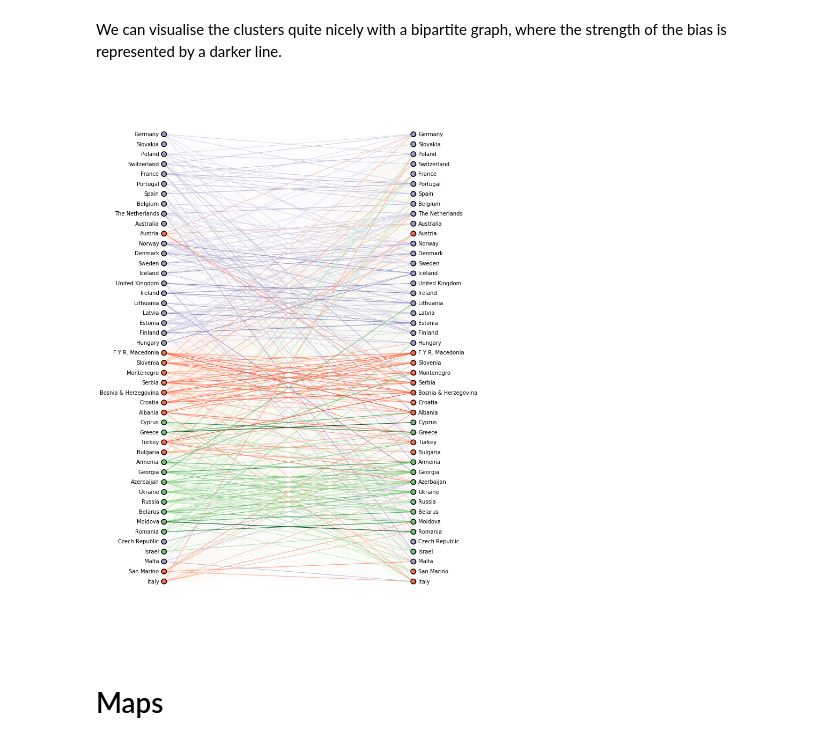
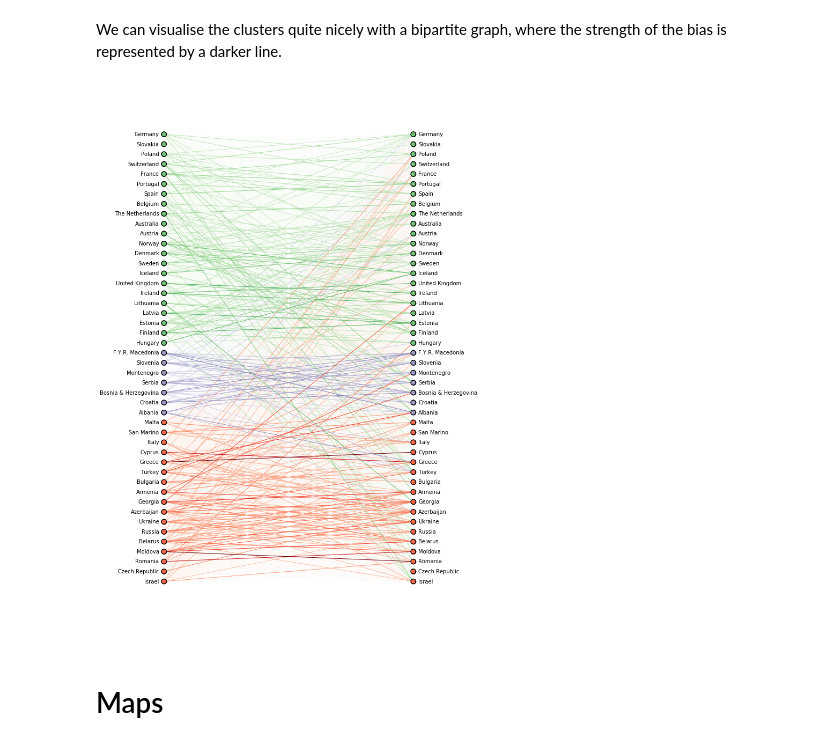
Before and after one commit to DataMettle/eurovision, a Jupyter notebook: Modelling Eurovision voting patterns.ipynb, the cells around one changed output. Cells and saved outputs as stored; diff of their text form; code cells hidden in the pictures.

```diff
--- a/Modelling Eurovision voting patterns.ipynb
+++ b/Modelling Eurovision voting patterns.ipynb
@@ -542,9 +542,6 @@ We can visualise the clusters quite nicely with a bipartite graph, where the str
 # %%
 # Reorder the countries so that the clusters are easier to see
 country_order = [
-    'Italy',
-    'San Marino',
-    'Malta',
     'Israel',
     'Czech Republic',
     'Romania',
@@ -559,6 +556,9 @@ country_order = [
     'Turkey',
     'Greece',
     'Cyprus',
+    'Italy',
+    'San Marino',
+    'Malta',
     'Albania',
     'Croatia',
     'Bosnia & Herzegovina',
@@ -567,35 +567,35 @@ country_order = [
     'Slovenia',
     'F.Y.R. Macedonia',
     'Hungary',
     'Finland',
     'Estonia',
     'Latvia',
     'Lithuania',
     'Ireland',
     'United Kingdom',
     'Iceland',
     'Sweden',
     'Denmark',
     'Norway',
     'Austria',
     'Australia',
     'The Netherlands',
     'Belgium',
     'Spain',
     'Portugal',
     'France',
     'Switzerland',
     'Poland',
     'Slovakia',
     'Germany'
     ]
 
 remap = np.argsort([countries_map[country] for country in country_order])
 # draw.bipartite_graph(np.exp(phi_df) * (phi_df > 2.0), clusters, remap, 1.0, 1.0, 0.5)
-draw.bipartite_graph(phi_df * (phi_df > 0.026), clusters, remap, 1.0, 1.0, 0.5)
+draw.bipartite_graph(phi_df * (phi_df > 0.026), best_clustering, remap, 1.0, 1.0, 0.5)
 plt.savefig('images/bipartite_graph.png', bbox_inches='tight', dpi=150)
 # %% [output]
-[figure, old version]
+[figure, new version]
 # %% [markdown]
 # Maps
 # %%
```
Also changed, not shown: parts of 1 cell of this notebook.
